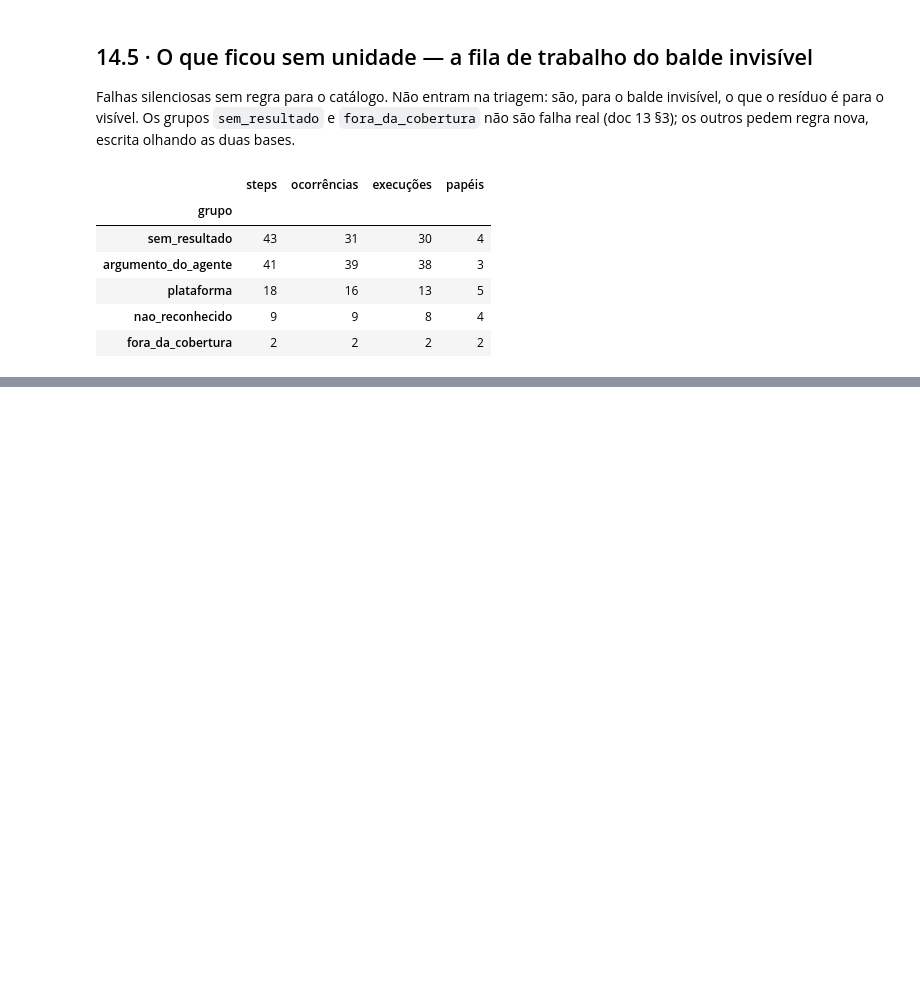
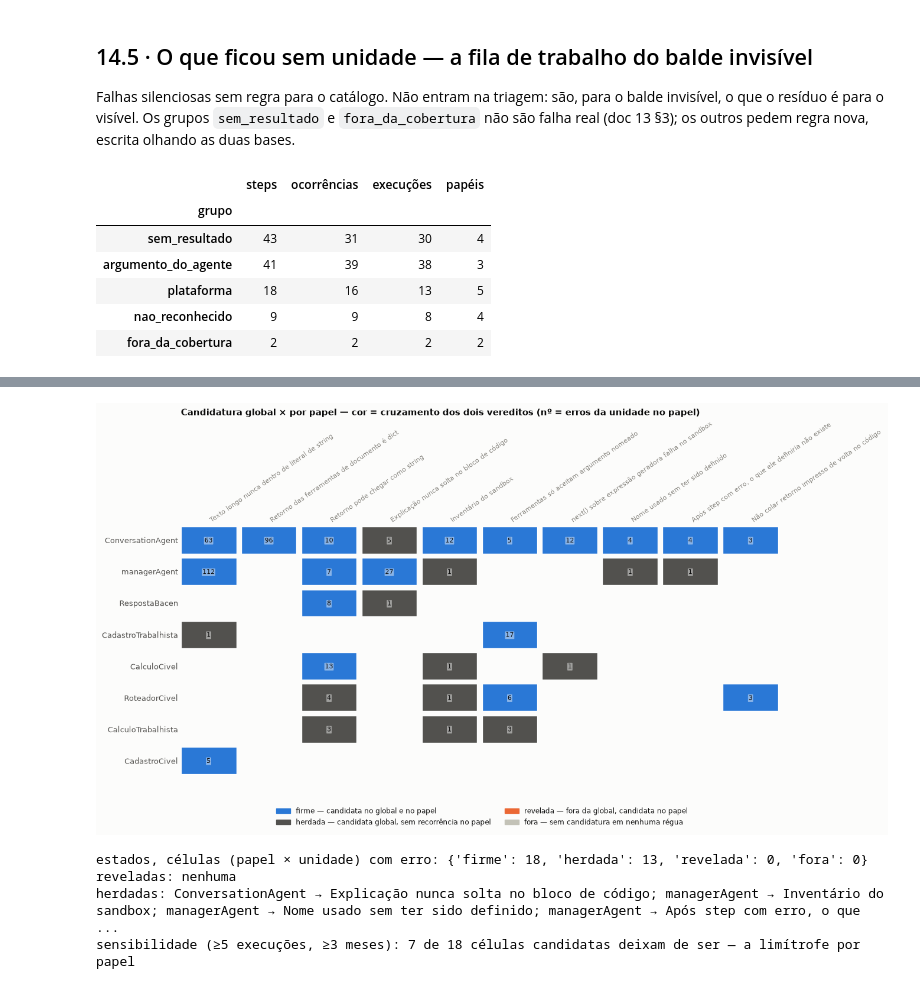
Before and after one commit to rc-ventura/memory_layer_ai_agents, a Jupyter notebook: analysis/2026-09-trace-law-flow/pipeline/consolidacao_unidades.ipynb, the cells around one changed output, grey strips where cells are left out. Saved outputs shown, nothing was run; the diff lists cells and outputs as text; code cells hidden in the pictures; blank space fills up the shorter version.

```diff
--- a/analysis/2026-09-trace-law-flow/pipeline/consolidacao_unidades.ipynb
+++ b/analysis/2026-09-trace-law-flow/pipeline/consolidacao_unidades.ipynb
@@ -173,0 +329,58 @@ sozinho.
+# %%
+# 14.8 (era o 9.5 da esteira) · Comparativo: veredito global (14.2) × veredito por papel (14.7), mesma matriz do 9.4.
+cor95 = {"firme": BLUE, "herdada": INK2, "revelada": ORANGE, "fora": BASE}
+rot95 = {"firme": "firme — candidata no global e no papel",
+         "herdada": "herdada — candidata global, sem recorrência no papel",
+         "revelada": "revelada — fora da global, candidata no papel",
+         "fora": "fora — sem candidatura em nenhuma régua"}
+glob_cand = set(T.loc[T["decisão"] == "candidato", "unidade"])
+def estado95(u, dec_papel):
+    g, p = u in glob_cand, dec_papel == "candidato"
+    return ("firme" if p else "herdada") if g else ("revelada" if p else "fora")
+
+resumo95 = {}
+fig, ax = plt.subplots(figsize=(13.5, 0.62 * len(papeis94) + 2.6))
+for i, papel in enumerate(papeis94):
+    for j, u in enumerate(uni94):
+        v = tab94.loc[papel, u]
+        if pd.isna(v):
+            continue
+        est = estado95(u, dec94.loc[papel, u])
+        resumo95[est] = resumo95.get(est, 0) + 1
+        ax.add_patch(plt.Rectangle((j, i), 0.92, 0.86, facecolor=cor95[est], edgecolor="white", linewidth=1))
+        ax.text(j + 0.46, i + 0.45, str(int(v)), ha="center", va="center", fontsize=8, color=INK,
+                bbox=dict(boxstyle="round,pad=0.08", facecolor="white", edgecolor="none", alpha=0.45))
+
+ax.set_xticks([j + 0.46 for j in range(len(uni94))])
+ax.set_xticklabels([UNI[u][0] for u in uni94], rotation=35, ha="left", fontsize=8)
+ax.xaxis.set_ticks_position("top")
+ax.set_yticks([i + 0.43 for i in range(len(papeis94))])
+ax.set_yticklabels([p for p in papeis94], fontsize=9)
+ax.set_xlim(0, len(uni94)); ax.set_ylim(len(papeis94), 0)
+for s in ax.spines.values(): s.set_visible(False)
+ax.tick_params(length=0)
+ax.legend(handles=[Patch(color=cor95[k], label=rot95[k]) for k in cor95],
+          loc="upper center", bbox_to_anchor=(0.5, -0.09), ncol=2, fontsize=8.5, frameon=False)
+ax.set_title("Candidatura global × por papel — cor = cruzamento dos dois vereditos (nº = erros da unidade no papel)",
+             fontsize=11, loc="left")
+plt.tight_layout(); plt.show()
+
+print("estados, células (papel × unidade) com erro:", {k: resumo95.get(k, 0) for k in cor95})
+for est in ("revelada", "herdada"):
+    lst = [(p, UNI[u][0]) for p in papeis94 for u in uni94
+           if not pd.isna(tab94.loc[p, u]) and estado95(u, dec94.loc[p, u]) == est]
+    print(f"{est}s: " + ("; ".join(f"{p} → {n}" for p, n in lst) if lst else "nenhuma"))
+
+# sensibilidade por papel, análoga à do 14.2: régua estrita ≥5 execuções e ≥3 meses
+TS4 = triagem_por_papel(EU, 5, 3, silenciosas=OS)
+d32 = T4.set_index(["role", "unidade"])["decisão"]
+d53 = TS4.set_index(["role", "unidade"])["decisão"]
+mudam = ((d32 == "candidato") & (d53.reindex(d32.index) != "candidato")).sum()
+print(f"sensibilidade (≥5 execuções, ≥3 meses): {mudam} de {(d32 == 'candidato').sum()} células candidatas "
+      "deixam de ser — a limítrofe por papel")
+# %% [output]
+[figure, added]
+estados, células (papel × unidade) com erro: {'firme': 18, 'herdada': 13, 'revelada': 0, 'fora': 0}
+reveladas: nenhuma
+herdadas: ConversationAgent → Explicação nunca solta no bloco de código; managerAgent → Inventário do sandbox; managerAgent → Nome usado sem ter sido definido; managerAgent → Após step com erro, o que ...
+sensibilidade (≥5 execuções, ≥3 meses): 7 de 18 células candidatas deixam de ser — a limítrofe por papel
```
Also changed, not shown: parts of 14 cells of this notebook, 12 other files.
